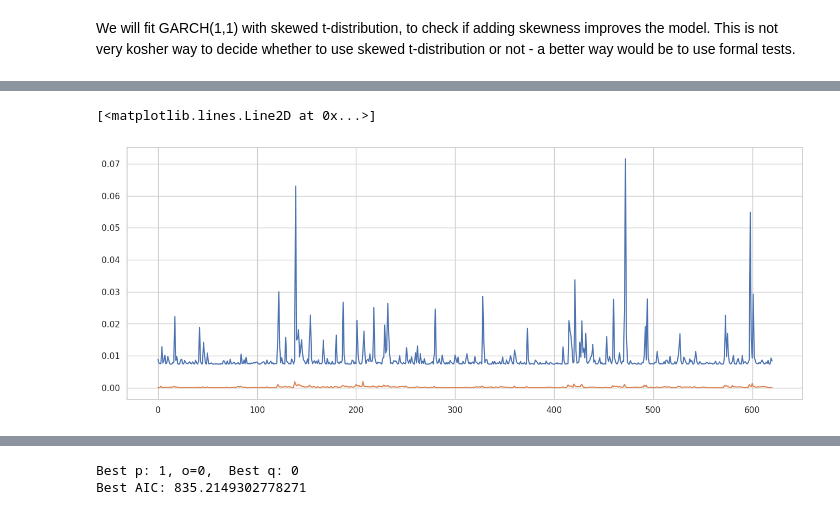
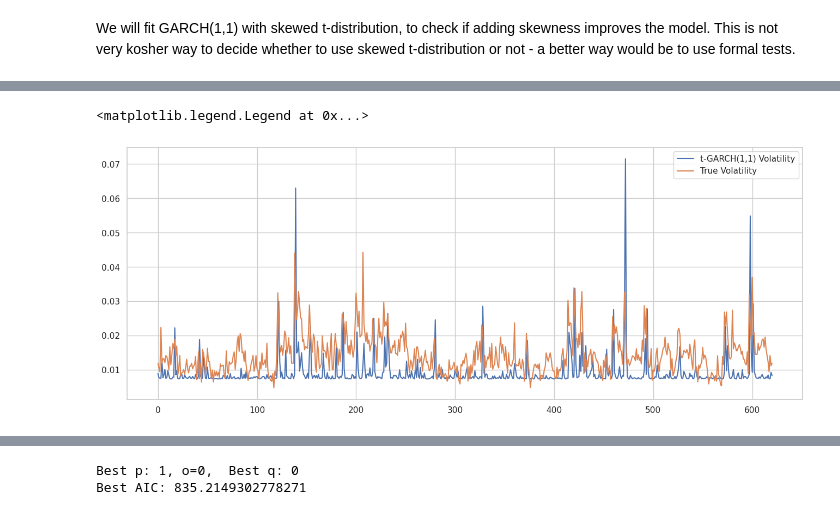
Before and after one commit to v-buchkov/mlfcs, a Jupyter notebook: experiments/miro/3.0-mz-development-bnchmrks-univariate.ipynb, the cells around one changed output, grey strips where cells are left out. Saved outputs shown, nothing was run; the diff lists cells and outputs as text; code cells hidden in the pictures.

```diff
--- a/experiments/miro/3.0-mz-development-bnchmrks-univariate.ipynb
+++ b/experiments/miro/3.0-mz-development-bnchmrks-univariate.ipynb
@@ -889,8 +914,18 @@ from arch import arch_model
 # %%
 scale = 1.0
 # %%
-garch_init_training = full_data.select(["datetime", "vol",'ret']).filter(
-    pl.col("datetime")<LAST_TRAINING_DATE
-    ).with_columns(
-        ret = pl.col("ret") * scale # garch optimization works better when scaled
-    ).to_pandas().set_index("datetime").dropna()
+garch_init_training = (
+    pl.read_csv(data_path / "btc" / "data_df_with_volume.csv")
+    .with_columns(pl.col("datetime").str.to_datetime("%Y-%m-%d %H:%M:%S"))
+    .sort("datetime")
+    ).select(["datetime",'vol', 'ret',"ret_t-1"]).with_columns(
+        ret = pl.col("ret") * scale, # garch optimization works better when scaled
+        # lagged_ret = pl.col("ret_t-1") * scale # garch optimization works better when scaled
+    ).to_pandas().set_index("datetime")
+
+# drop NaN values
+garch_init_training = garch_init_training.loc[:LAST_TRAINING_DATE].dropna()
+
+# additionally split the init_training_vola into train and validation sets
+garch_mini_training_set = garch_init_training.loc[:validation_ts-pd.Timedelta(hours=1), :]
+garch_validation_set = garch_init_training.loc[validation_ts:, :]
@@ -1128,6 +1066,7 @@ Name: vol, Length: 621, dtype: float64
 # %%
-plt.plot(garch_results.conditional_volatility / garch_results.scale, label='GARCH(1,1) Volatility')
-plt.plot(garch_init_training.vol.values, label='Real Volatility')
+plt.plot(garch_results.conditional_volatility / garch_results.scale, label='t-GARCH(1,1) Volatility')
+plt.plot(np.sqrt(garch_init_training.vol.values), label='True Volatility')
+plt.legend()
 # %% [output]
-[<matplotlib.lines.Line2D at 0x...>]
+<matplotlib.legend.Legend at 0x...>
-[figure, old version]
+[figure, new version]
```
Also changed, not shown: parts of 119 cells of this notebook, 7 other files.
